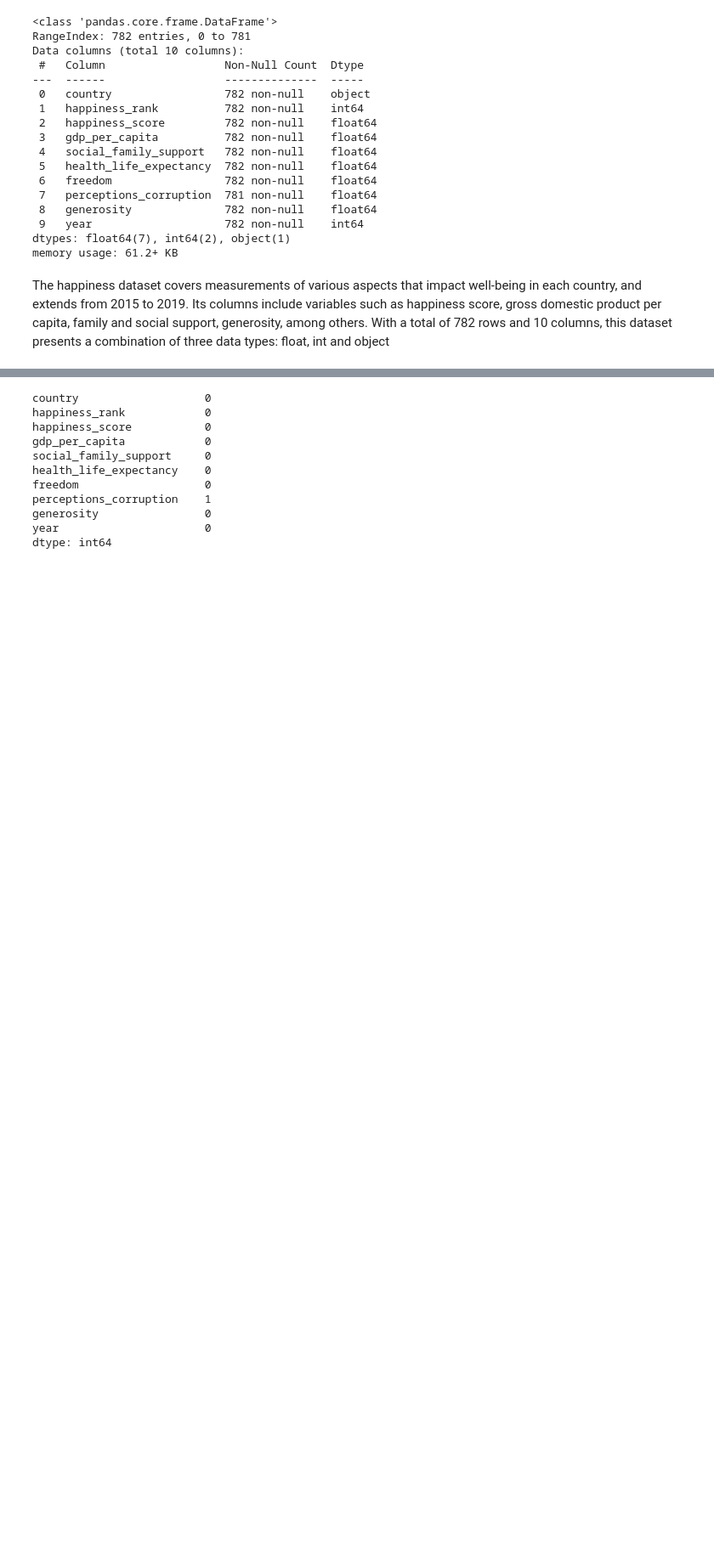
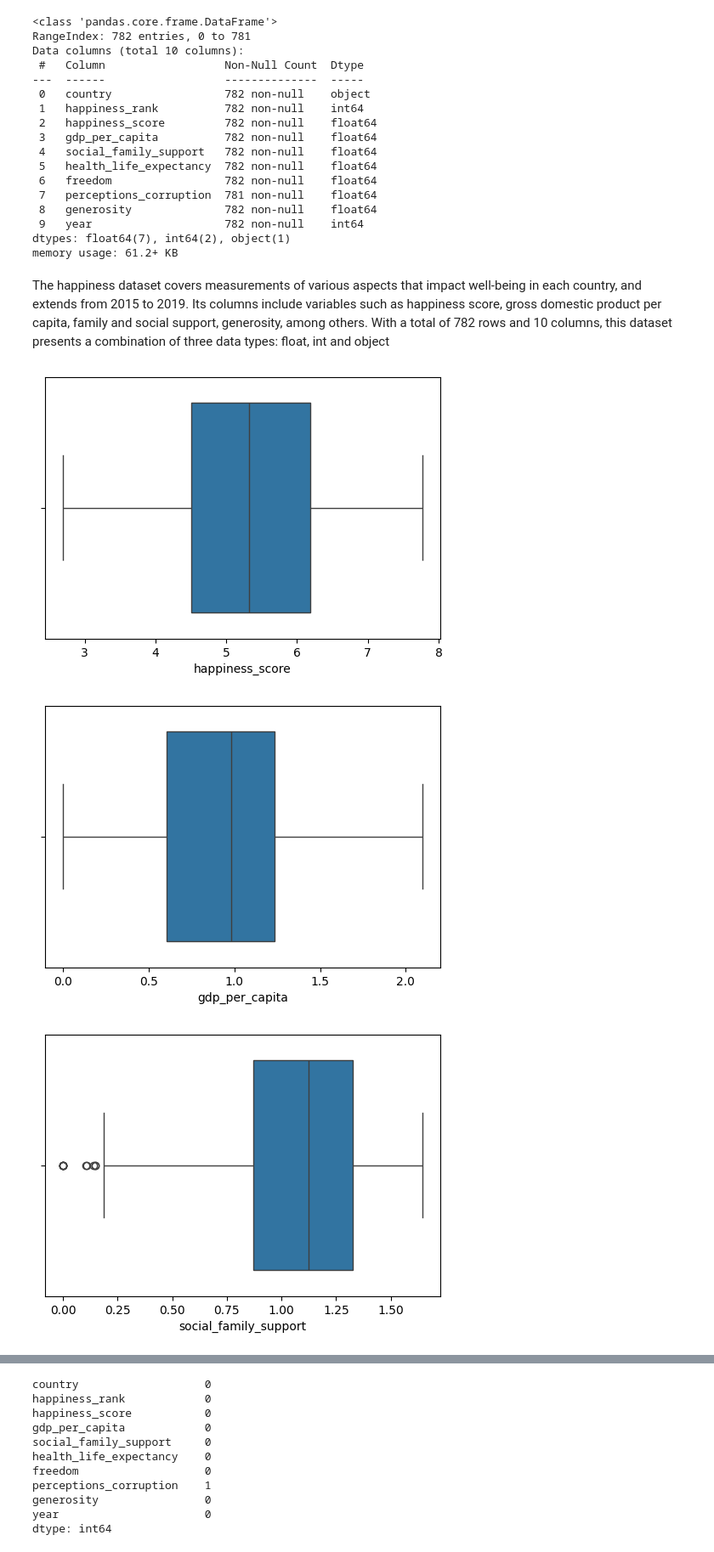
Before and after one commit to maria-clavijo/workshop_003_etl, a Jupyter notebook: notebooks/eda.ipynb, the cells around one changed output, grey strips where cells are left out. Shown: that part at 85% size. Cells and saved outputs as stored; diff of their text form; code cells hidden in the pictures; blank space fills up the shorter version.

```diff
--- a/notebooks/eda.ipynb
+++ b/notebooks/eda.ipynb
@@ -620,3 +620,42 @@ dtypes: float64(7), int64(2), object(1)
 memory usage: 61.2+ KB
 # %% [markdown]
 The happiness dataset covers measurements of various aspects that impact well-being in each country, and extends from 2015 to 2019. Its columns include variables such as happiness score, gross domestic product per capita, family and social support, generosity, among others. With a total of 782 rows and 10 columns, this dataset presents a combination of three data types: float, int and object
+# %%
+# Diagram of boxes and whiskers for each column of the dataset
+
+plt.figure(figsize=(6, 4))
+sns.boxplot(x=df_happiness['happiness_score'])
+plt.show()
+
+
+plt.figure(figsize=(6, 4))
+sns.boxplot(x=df_happiness['gdp_per_capita'])
+plt.show()
+
+
+plt.figure(figsize=(6, 4))
+sns.boxplot(x=df_happiness['social_family_support'])
+plt.show()
+
+plt.figure(figsize=(6, 4))
+sns.boxplot(x=df_happiness['health_life_expectancy'])
+plt.show()
+
+
+plt.figure(figsize=(6, 4))
+sns.boxplot(x=df_happiness['freedom'])
+plt.show()
+
+
+plt.figure(figsize=(6, 4))
+sns.boxplot(x=df_happiness['perceptions_corruption'])
+plt.show()
+
+
+plt.figure(figsize=(6, 4))
+sns.boxplot(x=df_happiness['generosity'])
+plt.show()
+# %% [output]
+[figure, added]
+[figure, added]
+[figure, added]
```
Also changed, not shown: parts of 10 cells of this notebook.
